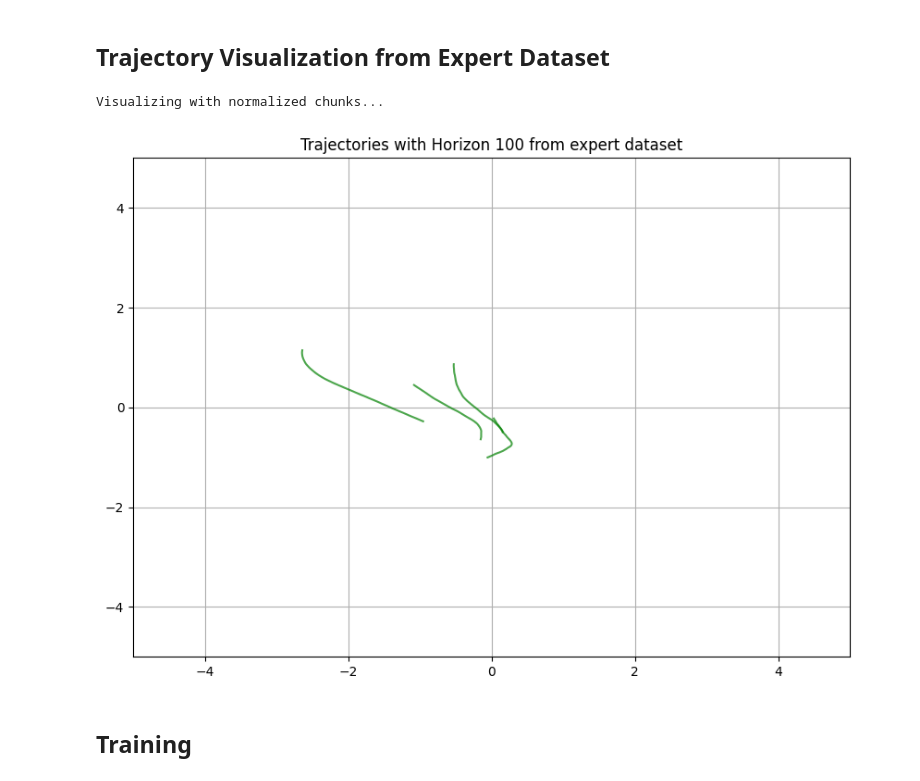
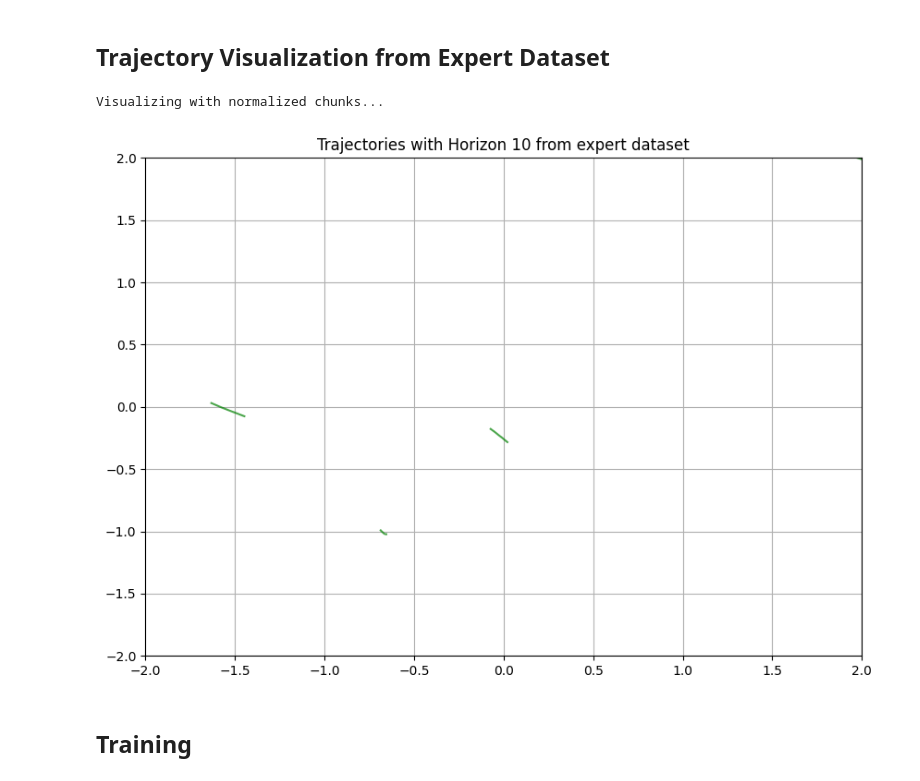
Before and after one commit to frankcholula/FRL-playground, a Jupyter notebook: src/notebooks/fm_bc.ipynb, the cells around one changed output. Cells and saved outputs as stored; diff of their text form; code cells hidden in the pictures.

```diff
--- a/src/notebooks/fm_bc.ipynb
+++ b/src/notebooks/fm_bc.ipynb
@@ -214,7 +214,7 @@ def unnormalize_trajectory(norm_trajectory_chunk, stats, horizon, obs_dim, actio
 # load minari dataset
 import minari
 import random
-horizon = 100
+horizon = 10
 obs_dim = 8
 action_dim = 2
 
@@ -246,20 +246,20 @@ Statistics calculation complete.
 # %%
 
 dataloader = DataLoader(minari_dataset, batch_size=256, shuffle=True, collate_fn=collate_fn)
 fig, ax = plt.subplots(figsize=(10, 7))
 ax.set_title(f'Trajectories with Horizon {horizon} from expert dataset')
 print("Visualizing with normalized chunks...")
 for batch in dataloader:
     # processed_chunks = create_trajectory_chunks(batch, 100)
     processed_chunks = create_normalized_chunks(batch, horizon, minari_dataset_stats)
     random_chunk = random.choice(processed_chunks)
     assert random_chunk.shape == (horizon * (obs_dim + action_dim),)
     random_chunk = random_chunk.reshape(horizon, obs_dim + action_dim)
     expert_obs = random_chunk[:, :obs_dim]
-    visualize_chunk(ax, expert_obs, color="green", mode="line", x_limits=(-5,5), y_limits=(-5, 5))
+    visualize_chunk(ax, expert_obs, color="green", mode="line", x_limits=(-2, 2), y_limits=(-2, 2))
 # %% [output]
 Visualizing with normalized chunks...
-[figure, old version]
+[figure, new version]
 # %% [markdown]
 ## Training
 # %%
```
Also changed, not shown: parts of 6 cells of this notebook.
